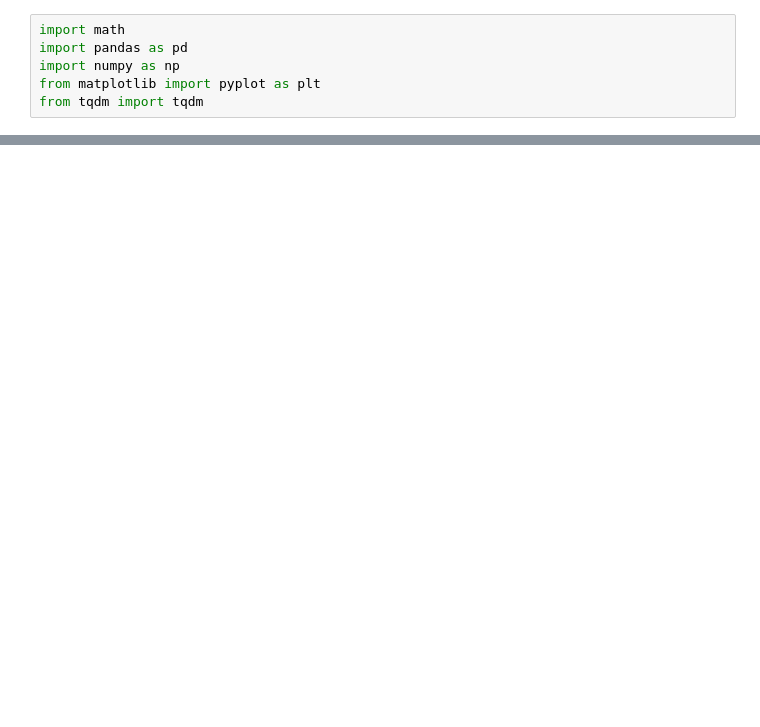
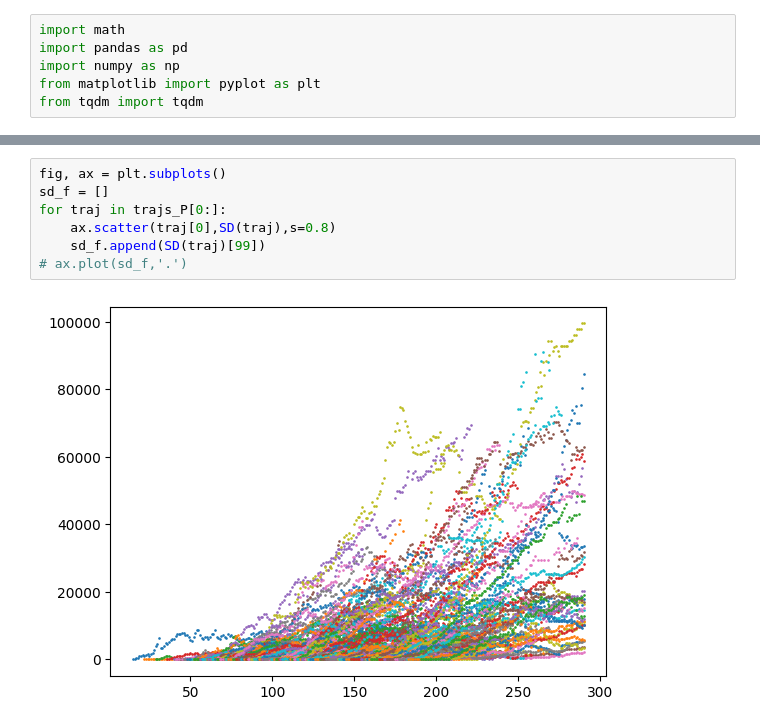
Before and after one commit to SteffenPL/MechanochemicalPatterns.jl, a Jupyter notebook: data_analysis_scripts/df_to_traj.ipynb, the cells around one changed output, grey strips where cells are left out. Saved outputs shown, nothing was run; the diff lists cells and outputs as text; blank space fills up the shorter version.

```diff
--- a/data_analysis_scripts/df_to_traj.ipynb
+++ b/data_analysis_scripts/df_to_traj.ipynb
@@ -111,0 +109,9 @@ trajs_P
+# %%
+fig, ax = plt.subplots()
+sd_f = []
+for traj in trajs_P[0:]:
+    ax.scatter(traj[0],SD(traj),s=0.8)
+    sd_f.append(SD(traj)[99])
+# ax.plot(sd_f,'.')
+# %% [output]
+[figure, added]
```
Also changed, not shown: parts of 18 cells of this notebook, 4 other files.
